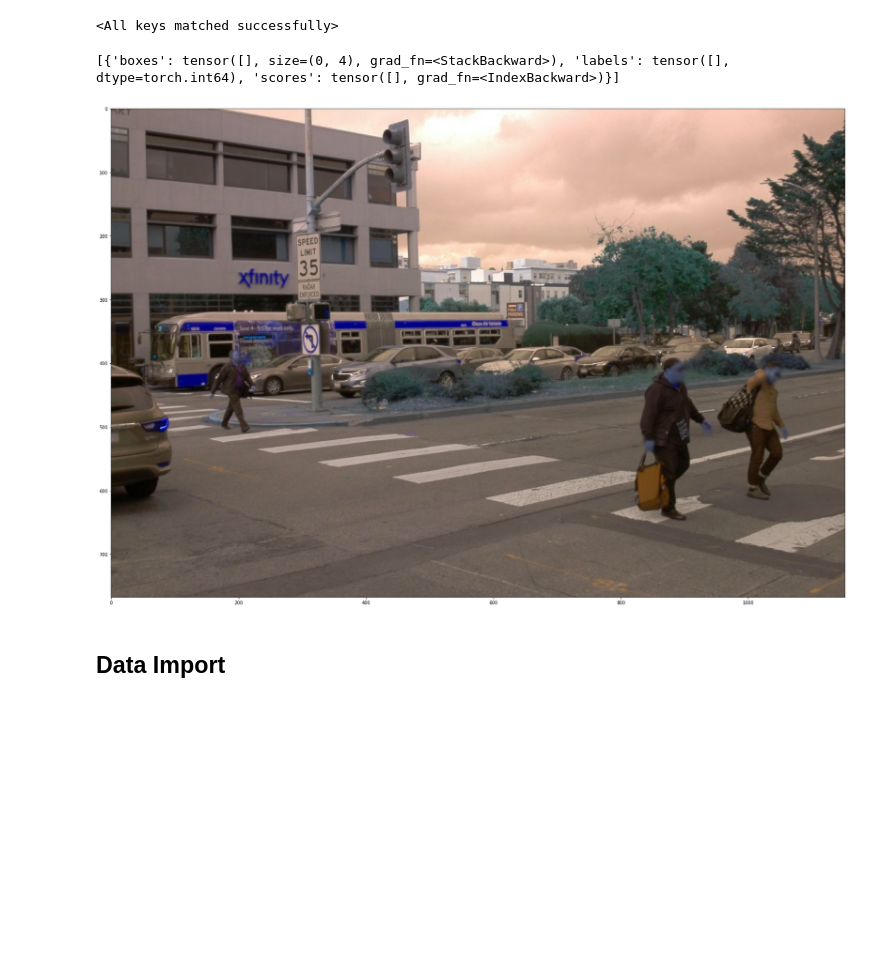
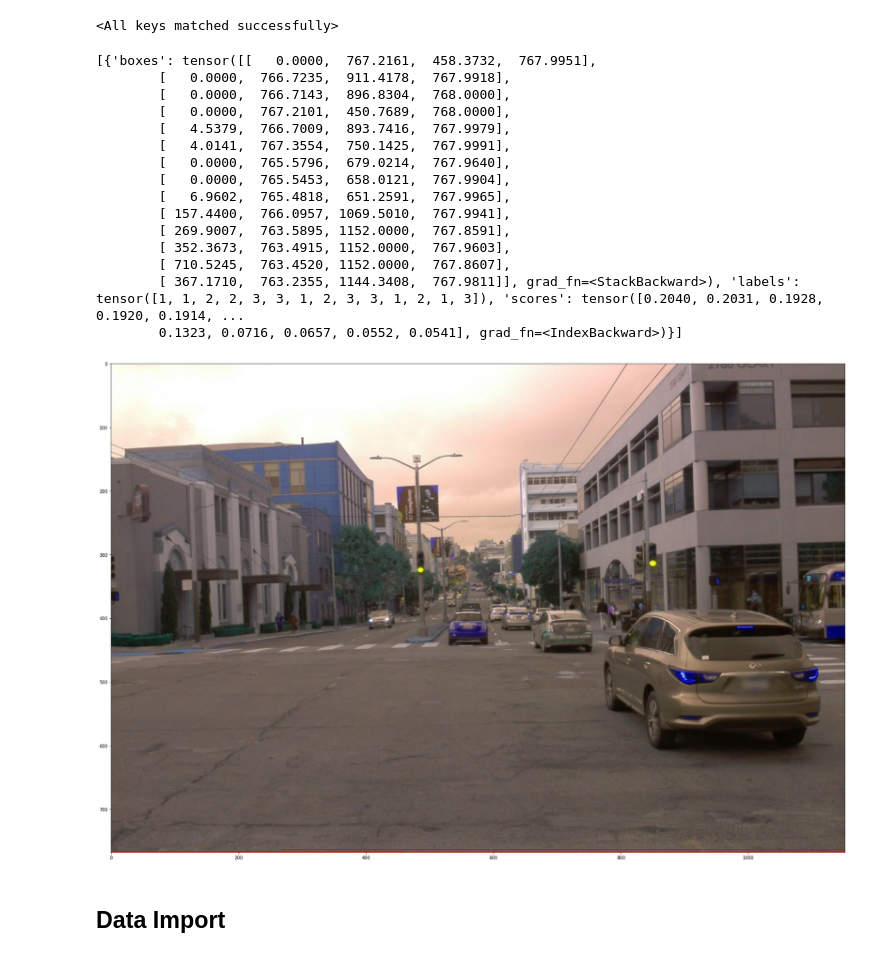
Before and after one commit to WeiHao97/cs329s-waymo-object-detection, a Jupyter notebook: herbie_vision/exploratory_notebook.ipynb, the cells around one changed output. Drawn from its saved outputs; the diff is of its cells as text; code cells hidden in the pictures; blank space fills up the shorter version.

```diff
--- a/herbie_vision/exploratory_notebook.ipynb
+++ b/herbie_vision/exploratory_notebook.ipynb
@@ -90,10 +90,36 @@ model=model.to(device)
 model.load_state_dict(torch.load('/Users/peterfagan/Downloads/weigths_9.pth',map_location=torch.device('cpu')))
 # %% [output]
 <All keys matched successfully>
+# %%
+def plot_outputs(img, bbox, scores):
+    # Create figure and axes
+    fig, ax = plt.subplots(figsize = (200,20))
+
+    # Display the image
+    ax.imshow(img)
+    i=0
+    scores_ind = [idx for idx,x in enumerate(scores) if x>0.0]
+    for idx, entry in enumerate(bbox):
+        if idx in scores_ind:
+          h = entry[2]-entry[0]
+          w = entry[3]-entry[1]
+          # Create a Rectangle patch
+          rect = patches.Rectangle((entry[0],entry[1]), h, w, linewidth=2, edgecolor='r', facecolor='none')
+
+          # Add classification category
+          # plt.text(entry[0], entry[1], s=str(labels[idx]),
+          #         color='white', verticalalignment='top',
+          #         bbox={'color': 'red', 'pad': 0})
+
+        # Add the patch to the Axes
+        ax.add_patch(rect)
+        i+=1
+
+    plt.show()
 # %%
 device =  torch.device("cuda" if torch.cuda.is_available() else "cpu")
 
-img = cv2.imread('/Users/peterfagan/Desktop/test.jpeg')
+img = cv2.imread('/Users/peterfagan/Desktop/test_3.jpeg')
 img = torch.tensor(img).permute(2,0,1).float().to(device)
 
 img = [img]
@@ -108,40 +134,54 @@ def plot_outputs(img, bbox, scores):
     # Display the image
     ax.imshow(img)
     i=0
-    scores_ind = [idx for idx,x in enumerate(scores) if x>0.0]
+    scores_ind = [idx for idx,x in enumerate(scores) if x>0.1]
     for idx, entry in enumerate(bbox):
         if idx in scores_ind:
             h = entry[2]-entry[0]
             w = entry[3]-entry[1]
             # Create a Rectangle patch
             rect = patches.Rectangle((entry[0],entry[1]), h, w, linewidth=2, edgecolor='r', facecolor='none')
 
           # Add classification category
           # plt.text(entry[0], entry[1], s=str(labels[idx]),
           #         color='white', verticalalignment='top',
           #         bbox={'color': 'red', 'pad': 0})
 
         # Add the patch to the Axes
         ax.add_patch(rect)
         i+=1
 
     plt.show()
 
 # img = img.squeeze(0).to('cpu').permute(1,2,0).numpy()
-img = cv2.imread('/Users/peterfagan/Desktop/test.jpeg')
+img = cv2.imread('/Users/peterfagan/Desktop/test_3.jpeg')
 bbox = outputs[0]['boxes']
 scores = outputs[0]['scores']
 labels = outputs[0]['labels']
 
-keep = torchvision.ops.nms(bbox,scores,1)
+keep = torchvision.ops.nms(bbox,scores,0.1)
 labels = [int(x.detach().to('cpu')) for idx, x in enumerate(labels) if idx in keep]
 bbox = [x.detach().to('cpu') for idx, x in enumerate(bbox) if idx in keep]
 
 print(outputs)
 plot_outputs(np.array(img), bbox, scores)
 # %% [output]
-[{'boxes': tensor([], size=(0, 4), grad_fn=<StackBackward>), 'labels': tensor([], dtype=torch.int64), 'scores': tensor([], grad_fn=<IndexBackward>)}]
+[{'boxes': tensor([[   0.0000,  767.2161,  458.3732,  767.9951],
+        [   0.0000,  766.7235,  911.4178,  767.9918],
+        [   0.0000,  766.7143,  896.8304,  768.0000],
+        [   0.0000,  767.2101,  450.7689,  768.0000],
+        [   4.5379,  766.7009,  893.7416,  767.9979],
+        [   4.0141,  767.3554,  750.1425,  767.9991],
+        [   0.0000,  765.5796,  679.0214,  767.9640],
+        [   0.0000,  765.5453,  658.0121,  767.9904],
+        [   6.9602,  765.4818,  651.2591,  767.9965],
+        [ 157.4400,  766.0957, 1069.5010,  767.9941],
+        [ 269.9007,  763.5895, 1152.0000,  767.8591],
+        [ 352.3673,  763.4915, 1152.0000,  767.9603],
+        [ 710.5245,  763.4520, 1152.0000,  767.8607],
+        [ 367.1710,  763.2355, 1144.3408,  767.9811]], grad_fn=<StackBackward>), 'labels': tensor([1, 1, 2, 2, 3, 3, 1, 2, 3, 3, 1, 2, 1, 3]), 'scores': tensor([0.2040, 0.2031, 0.1928, 0.1920, 0.1914, ...
+        0.1323, 0.0716, 0.0657, 0.0552, 0.0541], grad_fn=<IndexBackward>)}]
-[figure, old version]
+[figure, new version]
 # %% [markdown]
 ## Data Import
 # %%
```
Also changed, not shown: 2 other files.
